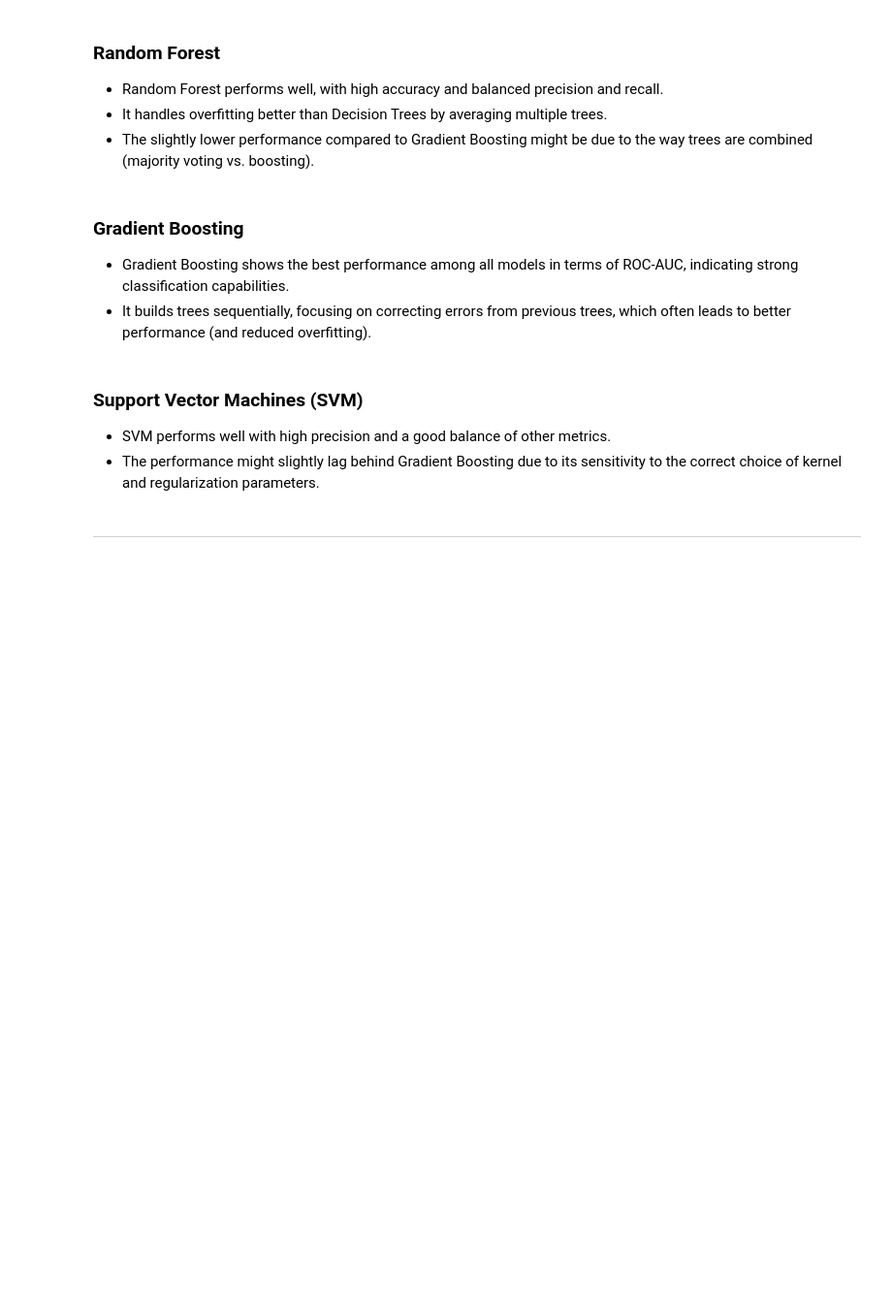
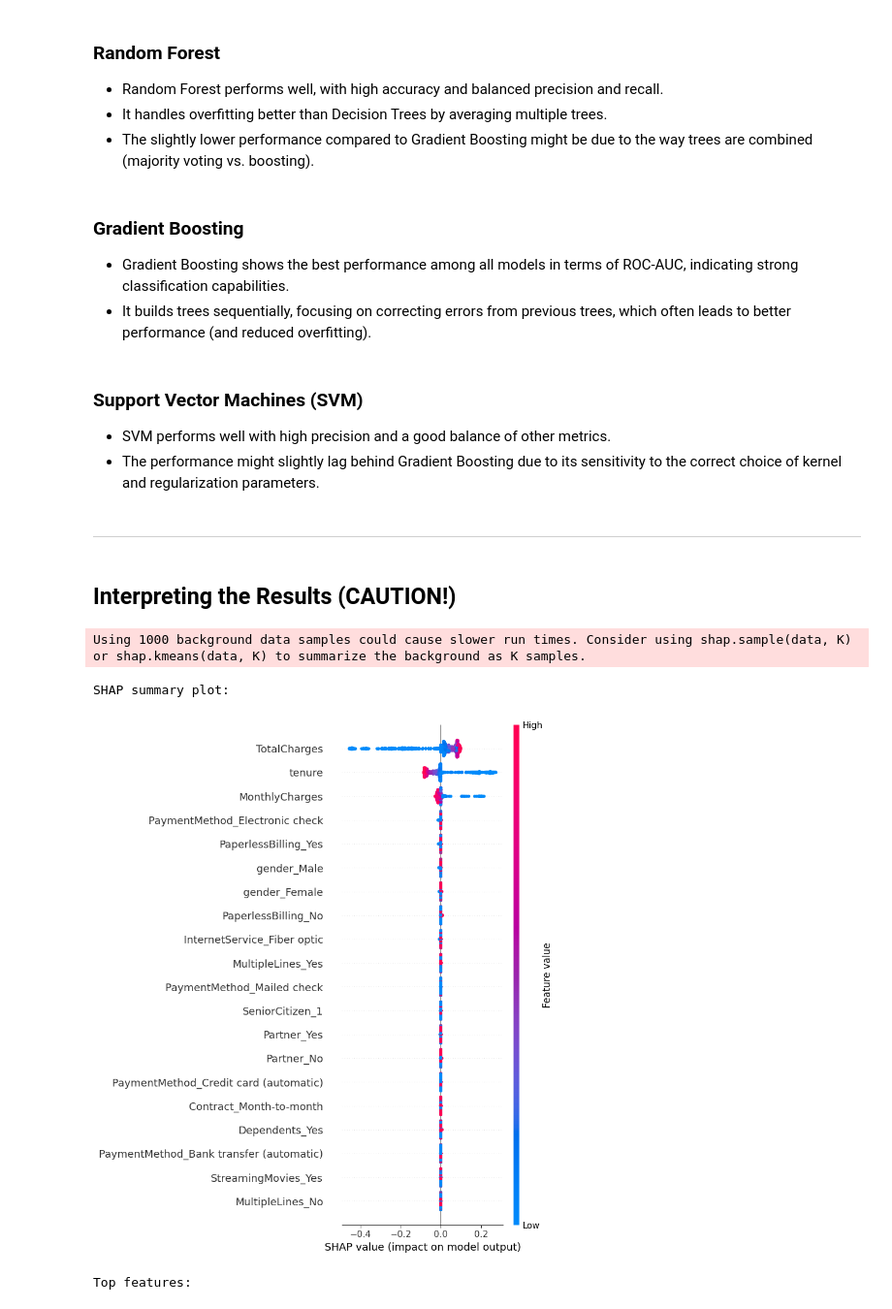
Before and after one commit to RayyanMinhaj/10Pearls-Analyzing-Customer-Churn-Data, a Jupyter notebook: Module2_Model Training, Tuning and Results.ipynb, the cells around one changed output. Shown: that part at 97% size. Cells and saved outputs as stored; diff of their text form; code cells hidden in the pictures; blank space fills up the shorter version.

```diff
--- a/Module2_Model Training, Tuning and Results.ipynb
+++ b/Module2_Model Training, Tuning and Results.ipynb
@@ -754,3 +754,34 @@ plt.show()
 * The performance might slightly lag behind Gradient Boosting due to its sensitivity to the correct choice of kernel and regularization parameters.
 # %% [markdown]
 ---
+# %% [markdown]
+## Interpreting the Results (CAUTION!)
+# %%
+import pickle
+import shap
+
+model_path = 'PickleFiles/lr_model.pkl'
+with open(model_path, 'rb') as file:
+    model = pickle.load(file)
+
+data = pd.read_csv('processed_churn_data.csv')
+
+X = data.drop(columns=['Churn'])
+
+sample_size = 1000  #Please note that the entire dataset of 10,000+ rows was taking too long
+X_sample = shap.sample(X, sample_size)
+
+
+explainer = shap.KernelExplainer(model.predict, X_sample)
+shap_values = explainer.shap_values(X_sample)
+
+print("SHAP summary plot:")
+shap.summary_plot(shap_values, X_sample)
+
+print("Top features:")
+shap.summary_plot(shap_values, X_sample, plot_type="bar")
+# %% [output]
+Using 1000 background data samples could cause slower run times. Consider using shap.sample(data, K) or shap.kmeans(data, K) to summarize the background as K samples.
+SHAP summary plot:
+[figure, added]
+Top features:
```
Also changed, not shown: parts of 3 cells of this notebook, 3 other files.
